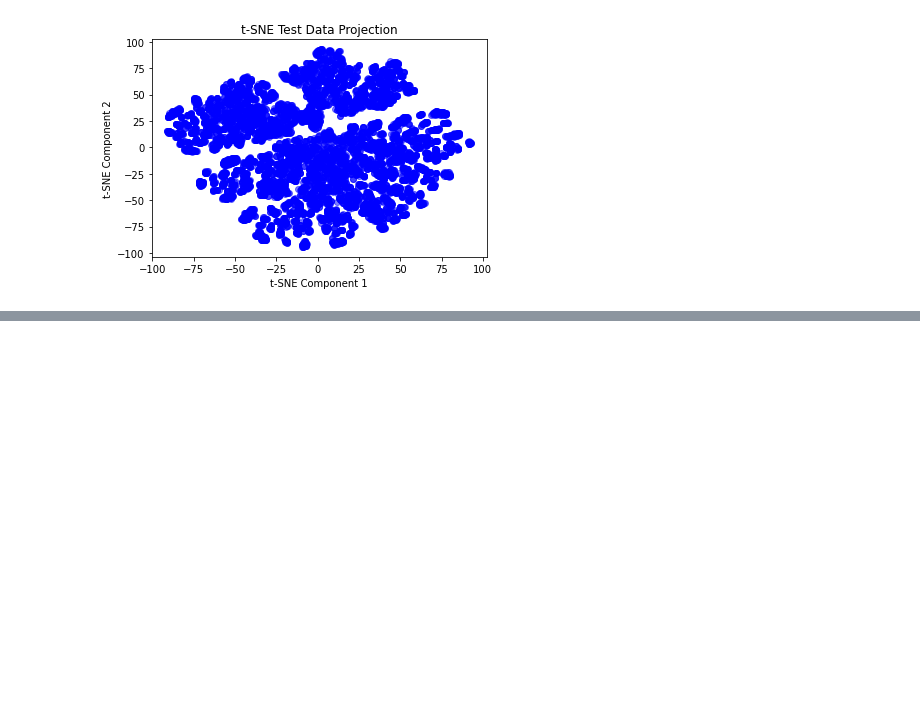
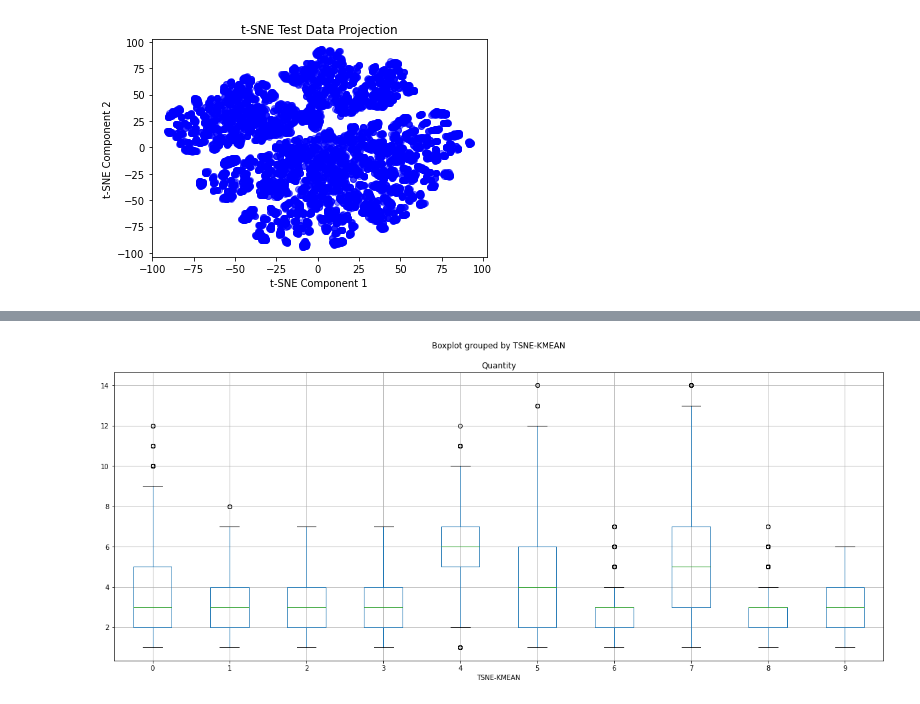
Before and after one commit to tungnd237/InventoryManagementAnalyst, a Jupyter notebook: hj/0424_clustering_per_order.ipynb, the cells around one changed output, grey strips where cells are left out. Saved outputs shown, nothing was run; the diff lists cells and outputs as text; code cells hidden in the pictures; blank space fills up the shorter version.

```diff
--- a/hj/0424_clustering_per_order.ipynb
+++ b/hj/0424_clustering_per_order.ipynb
@@ -270,0 +432,4 @@ from sklearn.cluster import AgglomerativeClustering
+# %%
+boxplot = clustered_df_f.boxplot(column = ['Quantity'], by='TSNE-KMEAN', layout=(1,1), figsize=(20,8))
+# %% [output]
+[figure, added]
```
Also changed, not shown: parts of 10 cells of this notebook.
